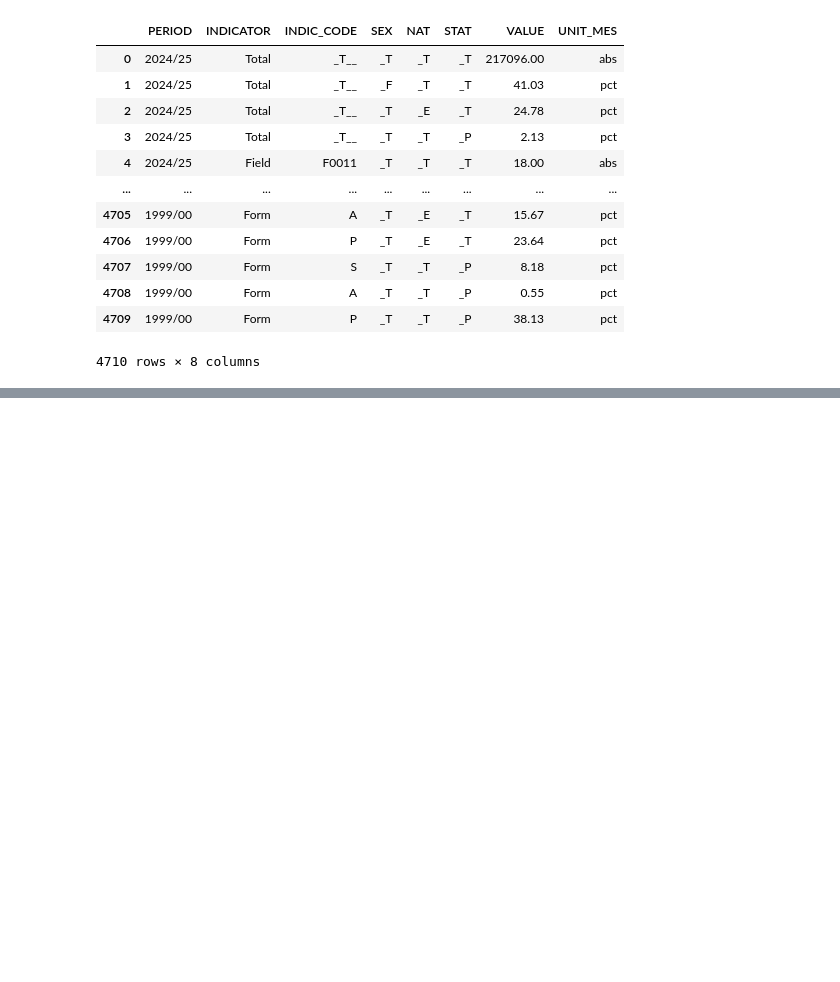
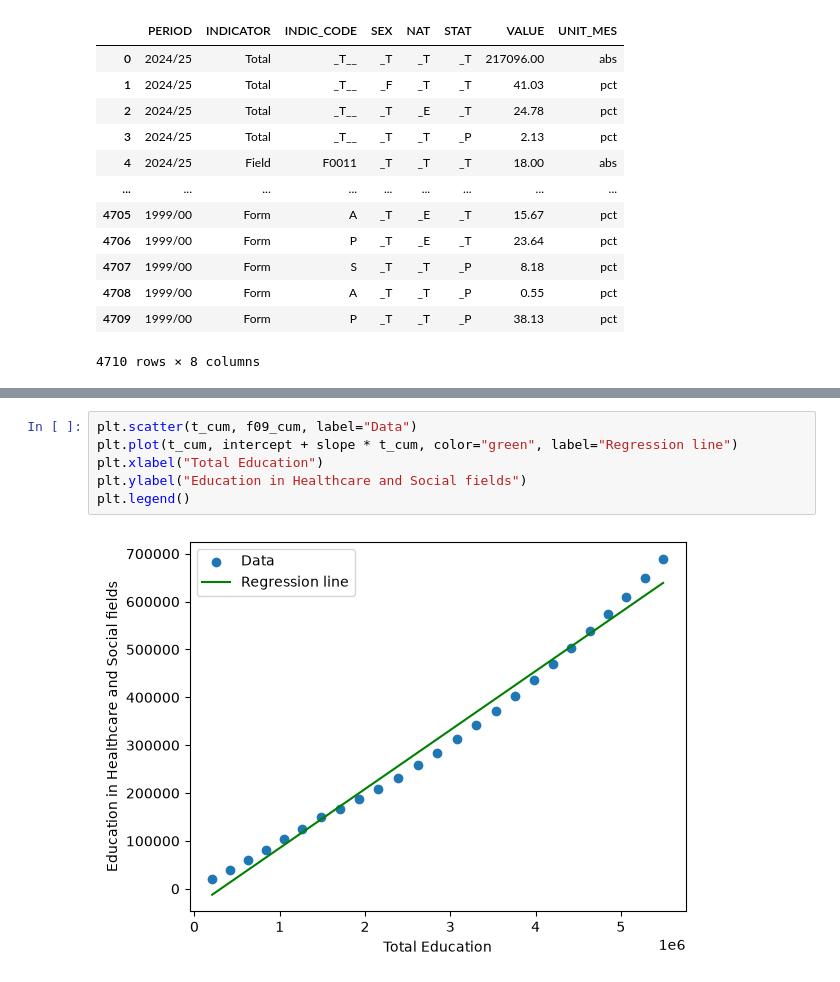
Before and after one commit to anxetxe/Data-Analysis-with-Python-HS2026, a Jupyter notebook: Project Education/data_wrangling_educ.ipynb, the cells around one changed output, grey strips where cells are left out. Drawn from its saved outputs; the diff is of its cells as text; blank space fills up the shorter version.

```diff
--- a/Project Education/data_wrangling_educ.ipynb
+++ b/Project Education/data_wrangling_educ.ipynb
@@ -33,0 +258,8 @@ AttributeError: 'Series' object has no attribute 'columns'
+# %%
+plt.scatter(t_cum, f09_cum, label="Data")
+plt.plot(t_cum, intercept + slope * t_cum, color="green", label="Regression line")
+plt.xlabel("Total Education")
+plt.ylabel("Education in Healthcare and Social fields")
+plt.legend()
+# %% [output]
+[figure, added]
```
Also changed, not shown: parts of 17 cells of this notebook.
